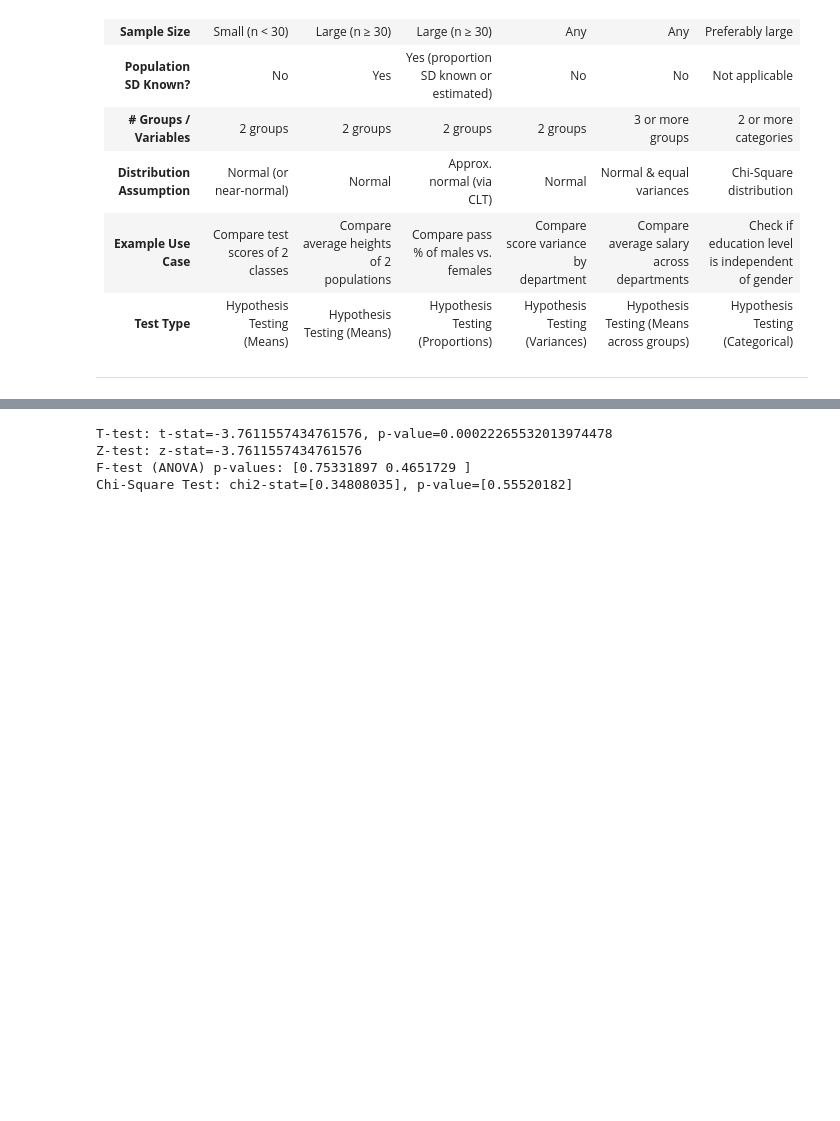
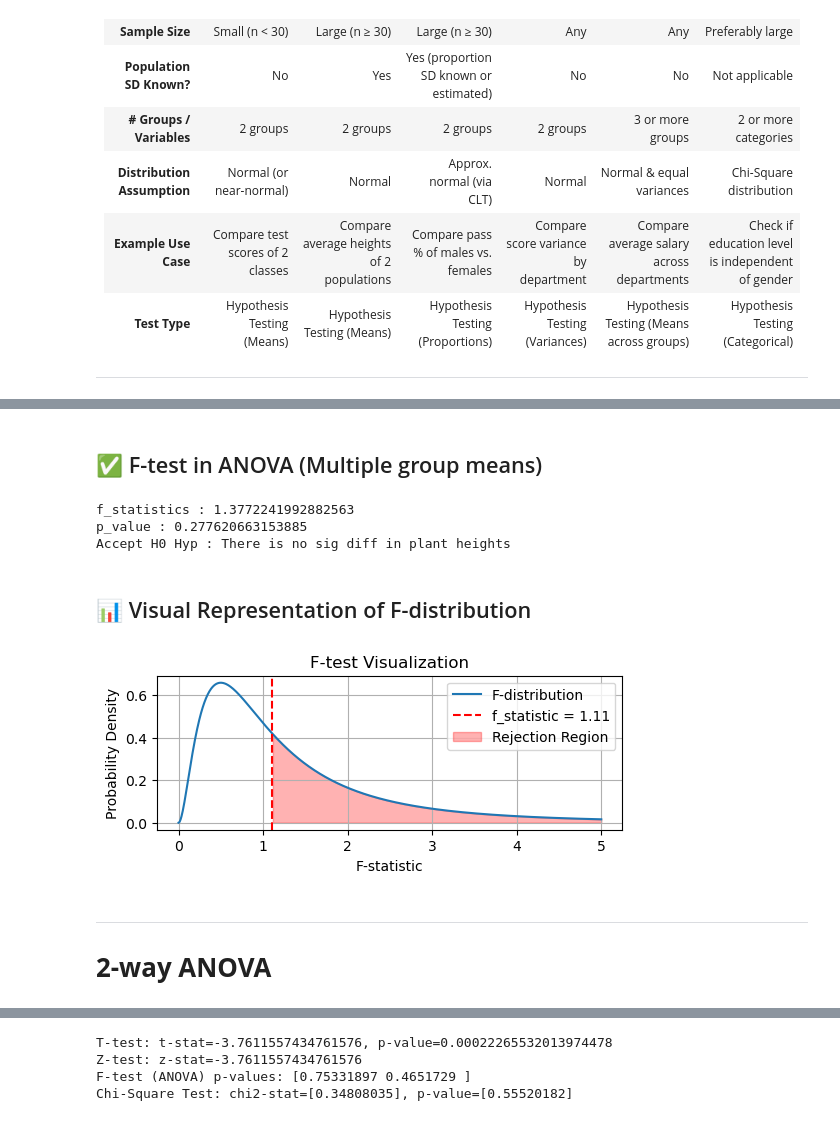
Before and after one commit to aditya230302/CODE-COLLECTION, a Jupyter notebook: Statistics.ipynb, the cells around one changed output, grey strips where cells are left out. Saved outputs shown, nothing was run; the diff lists cells and outputs as text; code cells hidden in the pictures; blank space fills up the shorter version.

```diff
--- a/Statistics.ipynb
+++ b/Statistics.ipynb
@@ -138,0 +701,51 @@ Absolutely! Here's a clearly formatted table on **Statistics and Its Types**, si
+# %% [markdown]
+## ✅ F-test in ANOVA (Multiple group means)
+# %%
+from scipy.stats import f_oneway
+import numpy as np
+
+alpha = 0.05 #95 CI
+
+#generae data on my own
+fertilizer_A = [12, 13, 15, 14, 16, 13, 15]   #btw you can add not just 1 but as many as you wany
+fertilizer_B = [14, 13, 13, 15, 17, 15, 16]
+# fertilizer_C = [14, 15, 14, 13, 14, 13, 14]
+fertilizer_C = [10, 18, 17, 14, 19, 17, 16]
+
+f_statistics, p_value = f_oneway(fertilizer_A,fertilizer_B,fertilizer_C)
+print(f"f_statistics : {f_statistics}")
+print(f"p_value : {p_value}")
+
+if p_value < alpha:
+    print("Reject H0 Hyp : There is significant diff in plant height")
+else:
+    print("Accept H0 Hyp : There is no sig diff in plant heights")
+# %% [output]
+f_statistics : 1.3772241992882563
+p_value : 0.277620663153885
+Accept H0 Hyp : There is no sig diff in plant heights
+# %% [markdown]
+## 📊 Visual Representation of F-distribution
+# %%
+import matplotlib.pyplot as plt
+from scipy.stats import f
+
+x = np.linspace(0, 5, 1000)
+df1, df2 = 6, 6
+y = f.pdf(x, df1, df2)
+
+plt.figure(figsize=(6,2))
+plt.plot(x, y, label='F-distribution')
+plt.axvline(f_statistic, color='red', linestyle='--', label=f'f_statistic = {f_statistic:.2f}')
+plt.fill_between(x, y, where=(x > f_statistic), color='red', alpha=0.3, label='Rejection Region')
+plt.title('F-test Visualization')
+plt.xlabel('F-statistic')
+plt.ylabel('Probability Density')
+plt.legend()
+plt.grid(True)
+plt.show()
+# %% [output]
+[figure, added]
+# %% [markdown]
+---
+# **2-way ANOVA**
```
Also changed, not shown: parts of 53 cells of this notebook.
